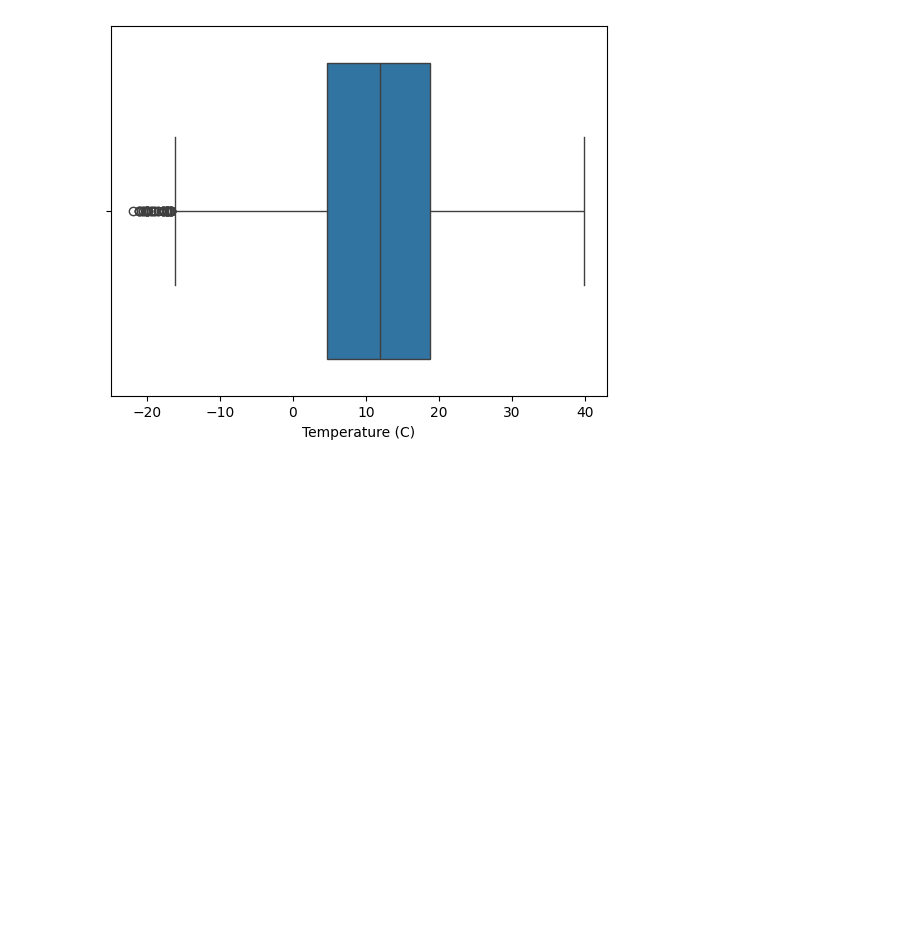
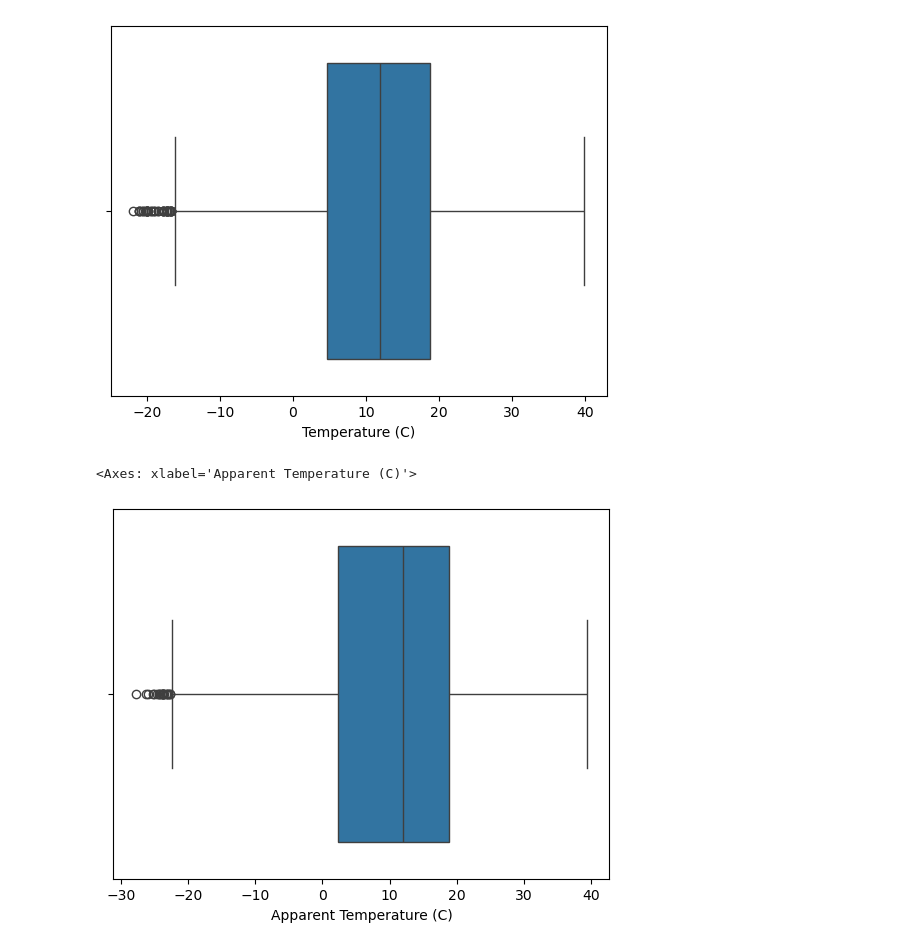
Before and after one commit to princesse85/temperature_prediction, a Jupyter notebook: Data preprocessing.ipynb, the cells around one changed output. Cells and saved outputs as stored; diff of their text form; code cells hidden in the pictures; blank space fills up the shorter version.

```diff
--- a/Data preprocessing.ipynb
+++ b/Data preprocessing.ipynb
@@ -84,3 +85,8 @@ sns.boxplot(x='Temperature (C)',data=df)
 # %% [output]
 <Axes: xlabel='Temperature (C)'>
 [figure]
+# %%
+sns.boxplot(x='Apparent Temperature (C)',data=df)
+# %% [output]
+<Axes: xlabel='Apparent Temperature (C)'>
+[figure, added]
```
Also changed, not shown: parts of 19 cells of this notebook.
